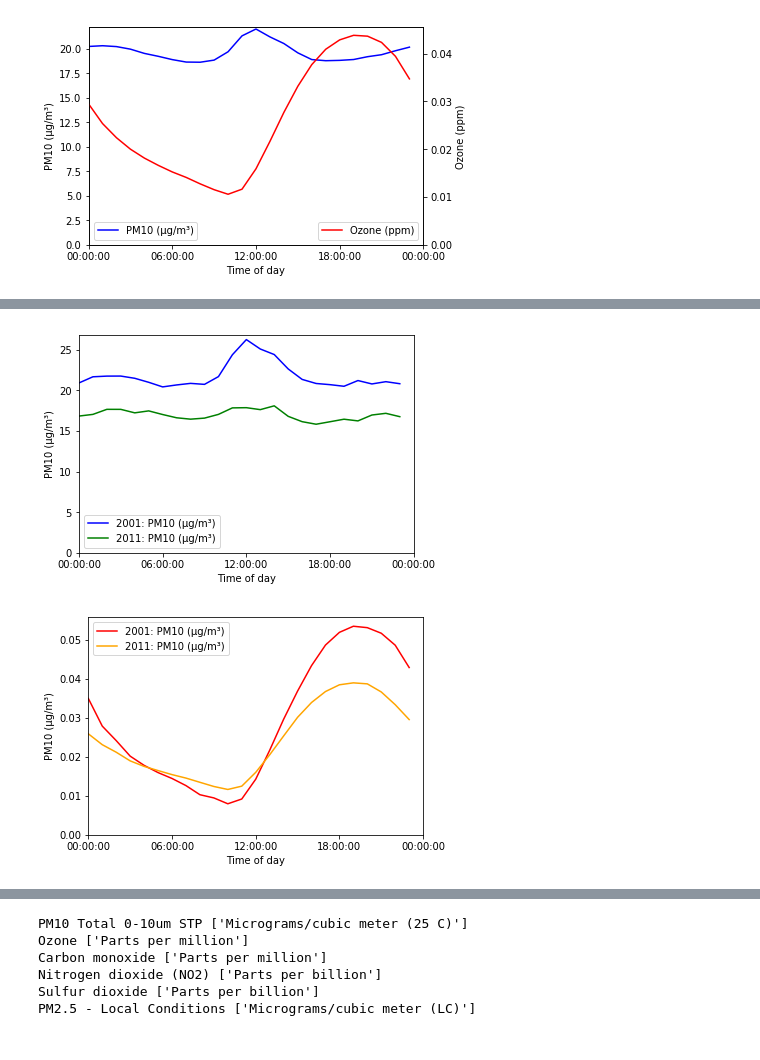
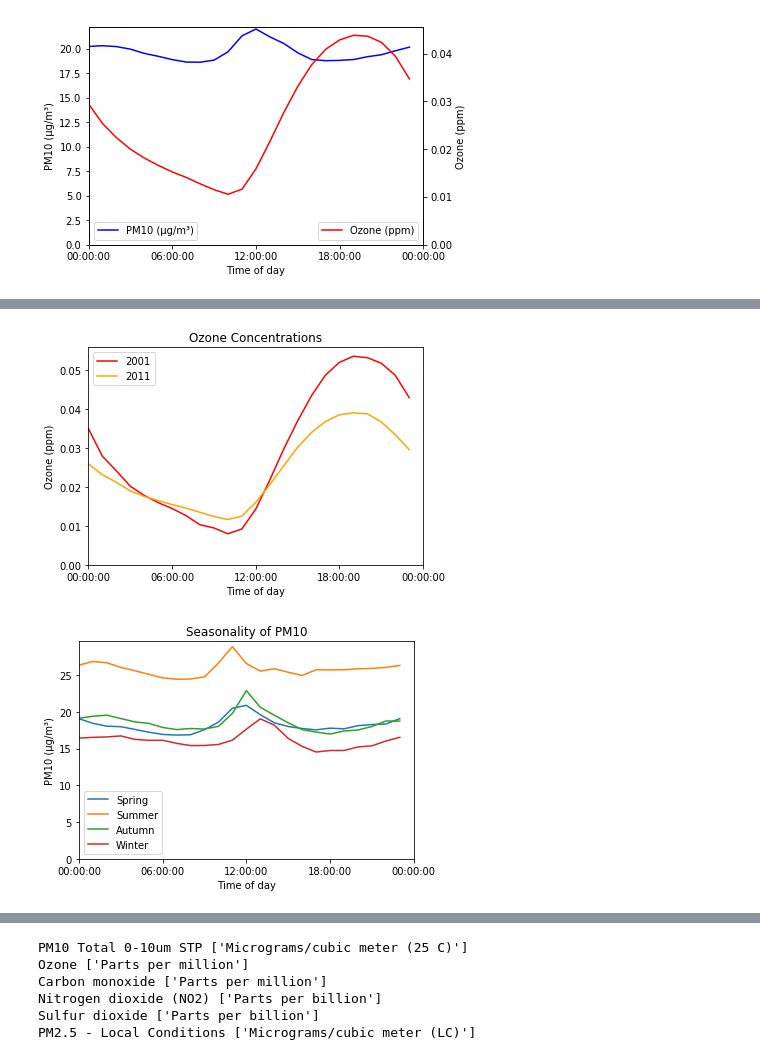
Before and after one commit to DuncanDHall/EAS-air-quality, a Jupyter notebook: exploration_v3.ipynb, the cells around one changed output, grey strips where cells are left out. Drawn from its saved outputs; the diff is of its cells as text; code cells hidden in the pictures.

Commit message:
Added more lines to change over time plots

```diff
--- a/exploration_v3.ipynb
+++ b/exploration_v3.ipynb
@@ -127,47 +159,58 @@ fig = plt.figure() # Create matplotlib figure
 
 ax = fig.add_subplot(111) # Create matplotlib axes
 
-annual_mean = df[(df.parameter==PM10) & (df.year==2001)].groupby('tod').value.mean()
-annual_mean.plot(ax=ax,color='blue')
+annual_mean = df[(df.parameter==O3) & (df.year==2001)].groupby('tod').value.mean()
+annual_mean.plot(ax=ax,color='red')
 
-annual_mean = df[(df.parameter==PM10) & (df.year==2011)].groupby('tod').value.mean()
-annual_mean.plot(ax=ax,color='green')
+annual_mean = df[(df.parameter==O3) & (df.year==2011)].groupby('tod').value.mean()
+annual_mean.plot(ax=ax,color='orange')
 
-ax.legend(['2001: PM10 (μg/m³)','2011: PM10 (μg/m³)'],loc='lower left')
-ax.set_ylabel('PM10 (μg/m³)')
+ax.legend(['2001','2011'])
+ax.set_ylabel('Ozone (ppm)')
 
 ax.set_xlabel('Time of day')
 ax.set_xticks(np.array(range(0,25,6))*3600)
 ax.set_xlim((0,24*3600))
 ax.set_ylim(ymin=0)
 
-plt.savefig('change_pm10.png',dpi=1000)
+ax.set_title('Ozone Concentrations')
+
+plt.savefig('change_O3.png',dpi=1000)
 # %% [output]
-[figure, old version]
+[figure, new version]
 # %%
 df['doy']=df.index.dayofyear
 df['woy']=(df.doy/7).astype(int)
 df['tod']=df.index.time
 df['year']=df.index.year
+df['month']=df.index.month
 
 fig = plt.figure() # Create matplotlib figure
 
 ax = fig.add_subplot(111) # Create matplotlib axes
 
-annual_mean = df[(df.parameter==O3) & (df.year==2001)].groupby('tod').value.mean()
-annual_mean.plot(ax=ax,color='red')
+annual_mean = df[(df.parameter==PM10) & (df.month>2) & (df.month<=5)].groupby('tod').value.mean()
+annual_mean.plot(ax=ax)
 
-annual_mean = df[(df.parameter==O3) & (df.year==2011)].groupby('tod').value.mean()
-annual_mean.plot(ax=ax,color='orange')
+annual_mean = df[(df.parameter==PM10) & (df.month>5) & (df.month<=8)].groupby('tod').value.mean()
+annual_mean.plot(ax=ax)
 
-ax.legend(['2001: PM10 (μg/m³)','2011: PM10 (μg/m³)'])
+annual_mean = df[(df.parameter==PM10) & (df.month>8) & (df.month<=11)].groupby('tod').value.mean()
+annual_mean.plot(ax=ax)
+
+annual_mean = df[(df.parameter==PM10) & ((df.month>11) | (df.month<=2))].groupby('tod').value.mean()
+annual_mean.plot(ax=ax)
+
+ax.legend(['Spring','Summer','Autumn','Winter'])
 ax.set_ylabel('PM10 (μg/m³)')
 
 ax.set_xlabel('Time of day')
 ax.set_xticks(np.array(range(0,25,6))*3600)
 ax.set_xlim((0,24*3600))
 ax.set_ylim(ymin=0)
 
-plt.savefig('change_O3.png',dpi=1000)
+ax.set_title('Seasonality of PM10')
+
+plt.savefig('seasonality.png',dpi=1000)
 # %% [output]
-[figure, old version]
+[figure, new version]
```
Also changed, not shown: parts of 5 cells of this notebook, 3 other files.
